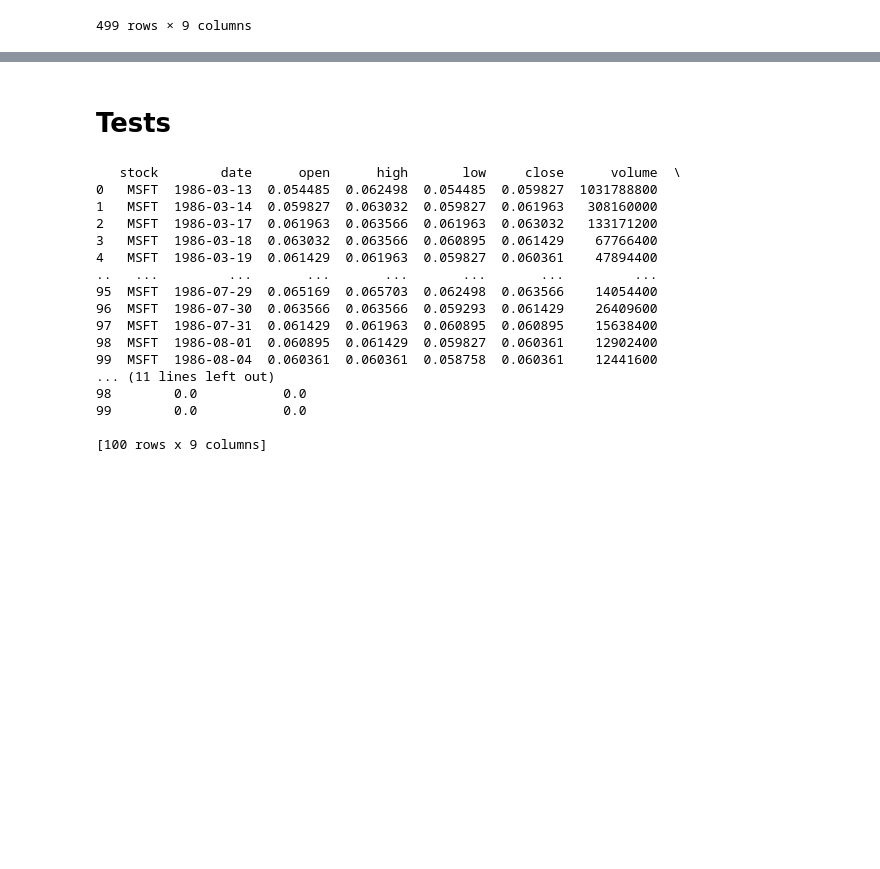
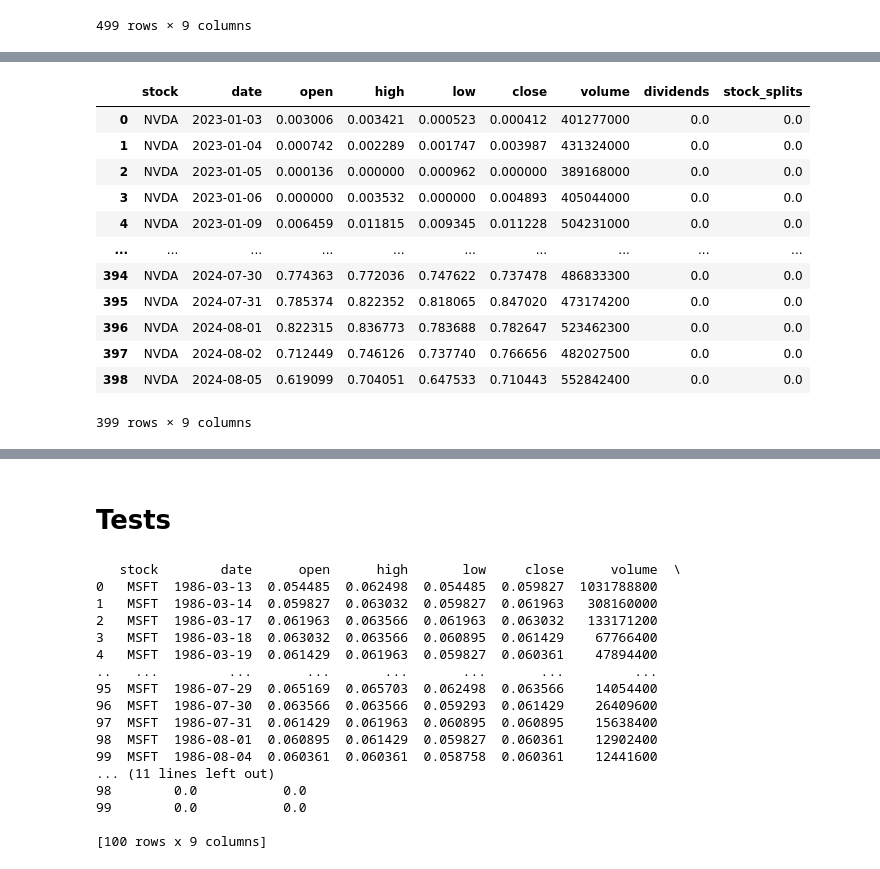
Before and after one commit to kakubicki/stock-forecast, a Jupyter notebook: stock_forecast.ipynb, the cells around one changed output, grey strips where cells are left out. Saved outputs shown, nothing was run; the diff lists cells and outputs as text; code cells hidden in the pictures; blank space fills up the shorter version.

```diff
--- a/stock_forecast.ipynb
+++ b/stock_forecast.ipynb
@@ -173,0 +246,18 @@ df_test
+# %%
+train_df_test_scaled, validation_df_test_scaled, scaler = normalize_data(train_df_test, validation_df_test)
+# %%
+train_df_test_scaled
+# %% [output]
+|  | stock | date | open | high | low | close | volume | dividends | stock_splits |
+| 0 | NVDA | 2023-01-03 | 0.003006 | 0.003421 | 0.000523 | 0.000412 | 401277000 | 0.0 | 0.0 |
+| 1 | NVDA | 2023-01-04 | 0.000742 | 0.002289 | 0.001747 | 0.003987 | 431324000 | 0.0 | 0.0 |
+| 2 | NVDA | 2023-01-05 | 0.000136 | 0.000000 | 0.000962 | 0.000000 | 389168000 | 0.0 | 0.0 |
+| 3 | NVDA | 2023-01-06 | 0.000000 | 0.003532 | 0.000000 | 0.004893 | 405044000 | 0.0 | 0.0 |
+| 4 | NVDA | 2023-01-09 | 0.006459 | 0.011815 | 0.009345 | 0.011228 | 504231000 | 0.0 | 0.0 |
+| ... | ... | ... | ... | ... | ... | ... | ... | ... | ... |
+| 394 | NVDA | 2024-07-30 | 0.774363 | 0.772036 | 0.747622 | 0.737478 | 486833300 | 0.0 | 0.0 |
+| 395 | NVDA | 2024-07-31 | 0.785374 | 0.822352 | 0.818065 | 0.847020 | 473174200 | 0.0 | 0.0 |
+| 396 | NVDA | 2024-08-01 | 0.822315 | 0.836773 | 0.783688 | 0.782647 | 523462300 | 0.0 | 0.0 |
+| 397 | NVDA | 2024-08-02 | 0.712449 | 0.746126 | 0.737740 | 0.766656 | 482027500 | 0.0 | 0.0 |
+| 398 | NVDA | 2024-08-05 | 0.619099 | 0.704051 | 0.647533 | 0.710443 | 552842400 | 0.0 | 0.0 |
+399 rows × 9 columns
```
Also changed, not shown: parts of 6 cells of this notebook.
